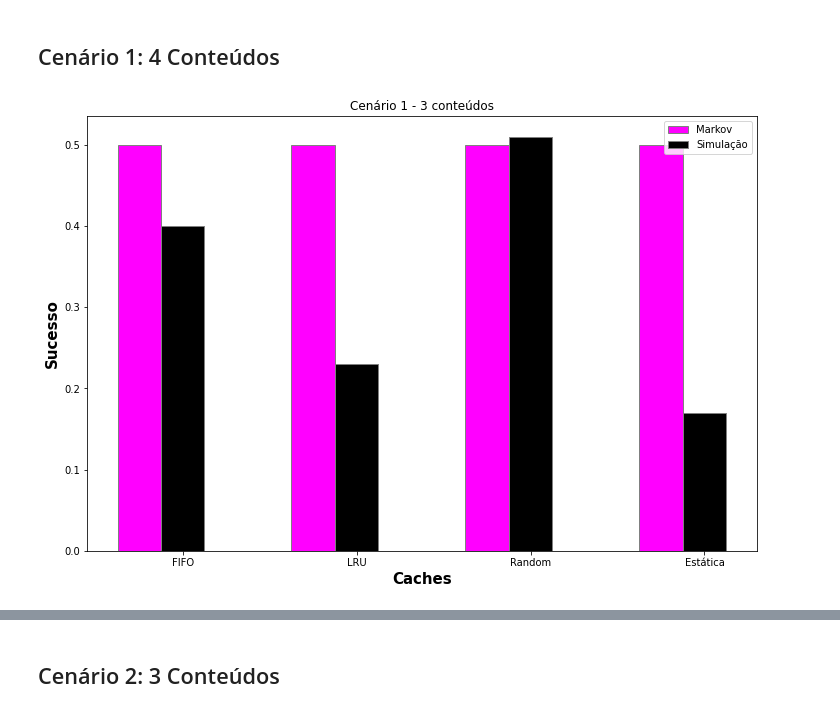
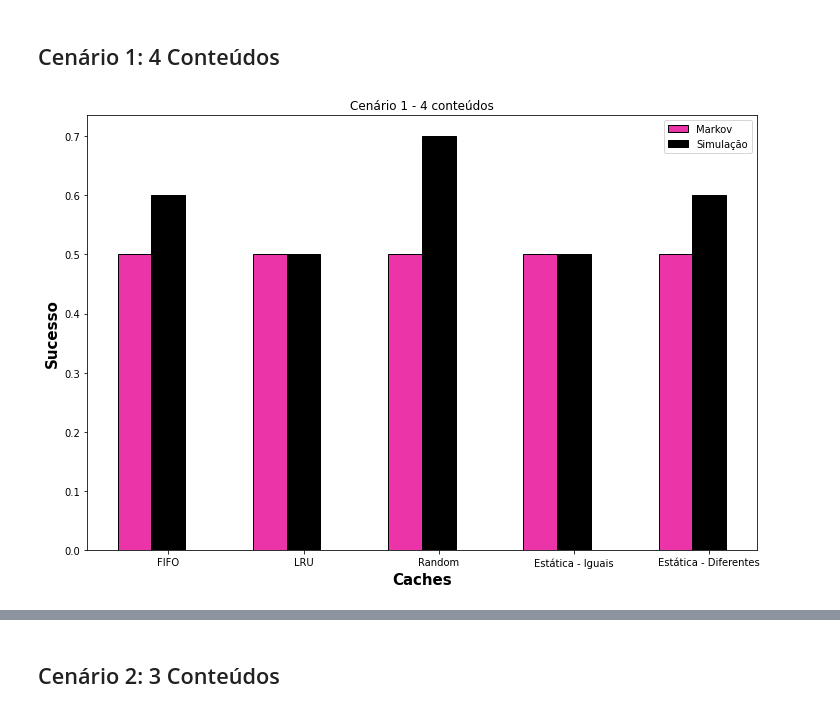
Before and after one commit to siliconemonster/AD-TrabalhoFinal, a Jupyter notebook: Simulação_AD.ipynb, the cells around one changed output, grey strips where cells are left out. Drawn from its saved outputs; the diff is of its cells as text; code cells hidden in the pictures.

Commit message:
Gráficos dos cenários 1 e 2 prontos

```diff
--- a/Simulação_AD.ipynb
+++ b/Simulação_AD.ipynb
@@ -75,7 +75,7 @@ def cacheReceivesReq(caso, cacheEnt, conteudo, depurar = False):
 
     elif (caso == "Random"):
       if (depurar): print("Conteúdo requisitado entrará numa posição aleatória.")
-      pos = random.randint(0,2)
+      pos = np.random.randint(0,2)
       cache[pos] = conteudo
       if (depurar): print("Novo estado da cache: " + str(cache))
 
@@ -201,9 +201,9 @@ Com as caches inicializadas e uma requisição agendada para cada conteúdo, com
 
 Após o número de requisições pedidas serem feitas, verifica-se o número de sucessos e finalmente calcula-se a probabilidade de sucesso fazendo o seguinte cálculo: $numero\ de\ sucessos/numero\ de\ requisicoes\ realizadas$
 # %%
-def simulacaoCenario1(numRequisicoes, caso, numConteudos, tamCache, probabilidades, depurar = False,cache1_inicial = False, cache2_inicial = False, cachesDiferentes = True):
+def simulacaoCenario1(numRequisicoes, caso, numConteudos, tamCache, probabilidades, depurar = False, cache1_inicial = False, cache2_inicial = False, cachesDiferentes = True):
 
-  validaParametro("caso", ["FIFO", "LRU", "Random", "Estatica"], "LIFO")
+  #validaParametro("caso", ["FIFO", "LRU", "Random", "Estatica"], "LIFO")
 
   Requisicoes = []
   taxa = 1*probabilidades
@@ -2131,7 +2299,7 @@ Compararemos os tipos de cache por simulação e por solução analítica, nos c
 # %% [markdown]
 ## Funções para plotar os gráficos
 # %%
-def plotar_barras(markov, fifo):
+def plotar_barras(markov, fifo, string, cenario):
   barWidth = 0.25
   fig = plt.subplots(figsize =(12, 8))
 
@@ -2146,11 +2314,13 @@ def plotar_barras(markov, fifo):
   # Adding Xticks
   plt.xlabel('Branch', fontweight ='bold', fontsize = 15)
   plt.ylabel('Students passed', fontweight ='bold', fontsize = 15)
-  plt.xticks([r + barWidth for r in range(len(markov))],
+  if (cenario == 1): plt.xticks([r + barWidth for r in range(len(markov))],
+          ['FIFO', 'LRU', 'Random', 'Estática - Iguais', 'Estática - Diferentes'])
+  else: plt.xticks([r + barWidth for r in range(len(markov))],
           ['FIFO', 'LRU', 'Random', 'Estática'])
 
 
-  plt.title('Cenário 1 - 3 conteúdos')
+  plt.title('Cenário ' + str(string) +' conteúdos')
   plt.xlabel("Caches")
   plt.ylabel("Sucesso")
 
@@ -2213,2 +2422,8 @@ plotar_barras(markov, simulacao)
 # %% [markdown]
  ## Cenário 1: 4 Conteúdos
+# %%
+var1, var2, fifo_sim1_4 = simulacaoCenario1(10,"FIFO", 4 , 2, [1/4,1/4,1/4,1/4])
+var1, var2, lru_sim1_4 = simulacaoCenario1(10,"LRU", 4 , 2, [1/4,1/4,1/4,1/4])
+var1, var2, random_sim1_4 = simulacaoCenario1(10,"Random", 4 , 2, [1/4,1/4,1/4,1/4])
+var1, var2, estaticaIgual_sim1_4 = simulacaoCenario1(10,"Estatica", 4 , 2, [1/4,1/4,1/4,1/4], cachesDiferentes = False)
+var1, var2, estaticaDif_sim1_4 = simulacaoCenario1(10,"Estatica", 4 , 2, [1/4,1/4,1/4,1/4], cachesDiferentes = True)
@@ -2215,7 +2433,7 @@ plotar_barras(markov, simulacao)
 # %%
-markov = [fifo1_4, lru1_4, random1_4, estatico1_4]
-simulacao = [0.4, 0.23, 0.51, 0.17]
+markov = [fifo1_4, lru1_4, random1_4, estatico1_4, estatico1_4]
+simulacao = [fifo_sim1_4, lru_sim1_4, random_sim1_4, estaticaIgual_sim1_4, estaticaDif_sim1_4]
 
-plotar_barras(markov, simulacao)
+plotar_barras(markov, simulacao, '1 - 4', cenario)
 # %% [output]
-[figure, old version]
+[figure, new version]
```
Also changed, not shown: parts of 77 cells of this notebook.
